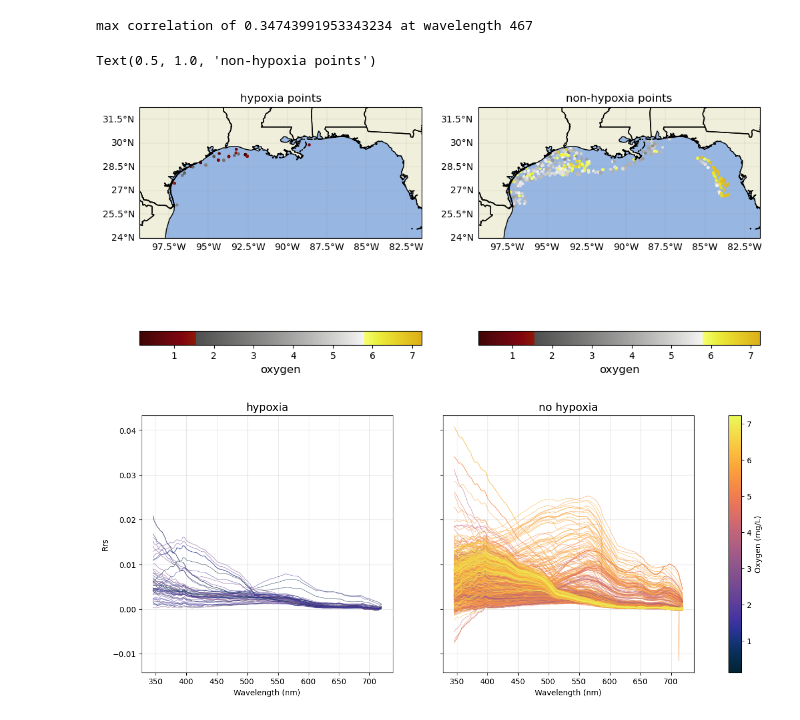
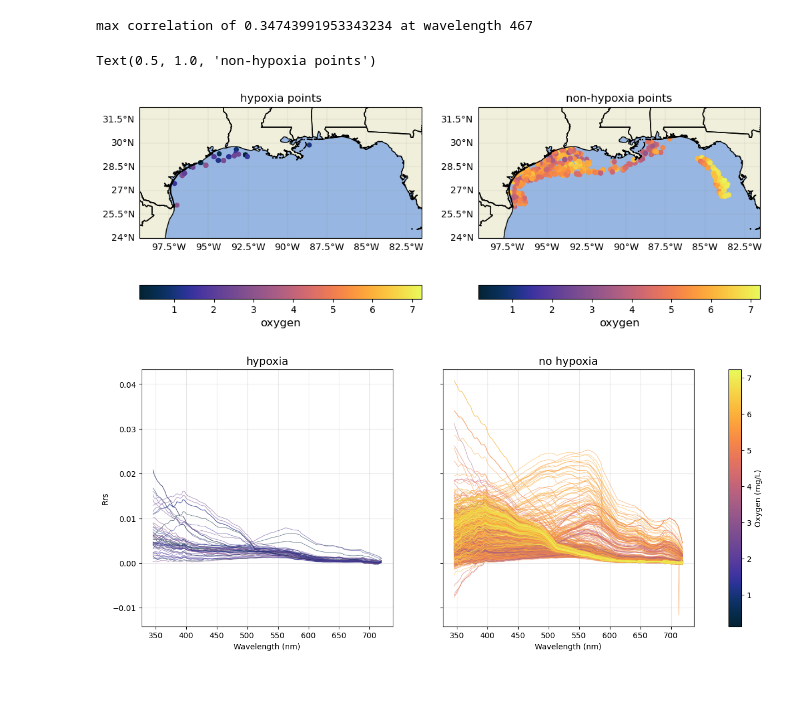
Before and after one commit to fish-pace/2026-proj-hypoxia-zones, a Jupyter notebook: contributor_folders/Giannamilton/noaa 2425 plots.ipynb, the cells around one changed output. Saved outputs shown, nothing was run; the diff lists cells and outputs as text; code cells hidden in the pictures; blank space fills up the shorter version.

```diff
--- a/contributor_folders/Giannamilton/noaa 2425 plots.ipynb
+++ b/contributor_folders/Giannamilton/noaa 2425 plots.ipynb
@@ -132,45 +132,45 @@ max correlation of 0.34743991953343234 at wavelength 467
 df_h = df[df['oxygen']<3] #rows of hypoxia
 df_nh= df[df['oxygen']>=3] #rows of no hypoxia
 # %%
-fig=plt.figure(figsize=(12, 12))
+fig=plt.figure(figsize=(12, 9))
 axs1=fig.add_subplot(1,2,1,projection= cartopy.crs.PlateCarree())
 axs1.add_feature(cfeature.LAND)
 axs1.add_feature(cfeature.OCEAN)
 axs1.add_feature(cfeature.BORDERS)
 axs1.add_feature(cfeature.STATES)
-im=axs1.scatter(df_h.longitude,df_h.latitude,c=df_h.oxygen,cmap=cmo.oxy,s=5,vmin=min(df.oxygen), vmax=max(df.oxygen))
+im=axs1.scatter(df_h.longitude,df_h.latitude,c=df_h.oxygen,cmap=cmo.thermal,s=20,vmin=min(df.oxygen), vmax=max(df.oxygen))
 gl=axs1.gridlines(linewidth=0.2,color='grey',alpha=0.5,linestyle='-',
                 draw_labels=True, x_inline= False,y_inline=False)
 gl.xformatter=LONGITUDE_FORMATTER
 gl.yformatter=LATITUDE_FORMATTER
 gl.top_labels = False    # Disable top labels
 gl.right_labels = False  # Disable right labels
 axs1.set_ylim(min(df.latitude)-2,max(df.latitude)+2)
 axs1.set_xlim(min(df.longitude)-2,max(df.longitude)+2)
-cb=fig.colorbar(im,ax=axs1,orientation='horizontal')
+cb=fig.colorbar(im,ax=axs1,orientation='horizontal',pad=0.1)
 cb.set_label('oxygen',fontsize=12)
 axs1.set_title("hypoxia points")
 
 axs2=fig.add_subplot(1,2,2,projection= cartopy.crs.PlateCarree())
 axs2.add_feature(cfeature.LAND)
 axs2.add_feature(cfeature.OCEAN)
 axs2.add_feature(cfeature.BORDERS)
 axs2.add_feature(cfeature.STATES)
-im=axs2.scatter(df_nh.longitude,df_nh.latitude,c=df_nh.oxygen,cmap=cmo.oxy,s=5,vmin=min(df.oxygen), vmax=max(df.oxygen))
+im=axs2.scatter(df_nh.longitude,df_nh.latitude,c=df_nh.oxygen,cmap=cmo.thermal,s=20,vmin=min(df.oxygen), vmax=max(df.oxygen))
 gl=axs2.gridlines(linewidth=0.2,color='grey',alpha=0.5,linestyle='-',
                 draw_labels=True, x_inline= False,y_inline=False)
 gl.xformatter=LONGITUDE_FORMATTER
 gl.yformatter=LATITUDE_FORMATTER
 gl.top_labels = False    # Disable top labels
 gl.right_labels = False  # Disable right labels
 axs2.set_ylim(min(df.latitude)-2,max(df.latitude)+2)
 axs2.set_xlim(min(df.longitude)-2,max(df.longitude)+2)
-cb=fig.colorbar(im,ax=axs2,orientation='horizontal')
+cb=fig.colorbar(im,ax=axs2,orientation='horizontal',pad=0.1)
 cb.set_label('oxygen',fontsize=12)
 axs2.set_title("non-hypoxia points")
 # %% [output]
 Text(0.5, 1.0, 'non-hypoxia points')
-[figure, old version]
+[figure, new version]
 # %%
 #need to transform columns so that wavelength is in the rows
 rrs_cols = [c for c in df.columns if 'PRrs' in c]
```
Also changed, not shown: parts of 14 cells of this notebook.
